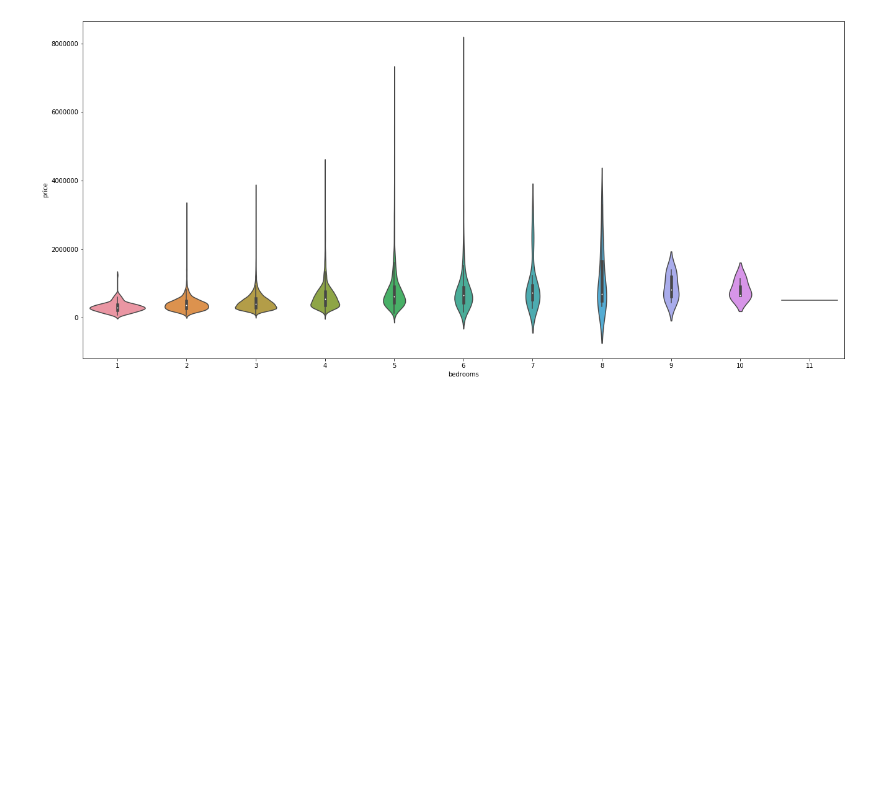
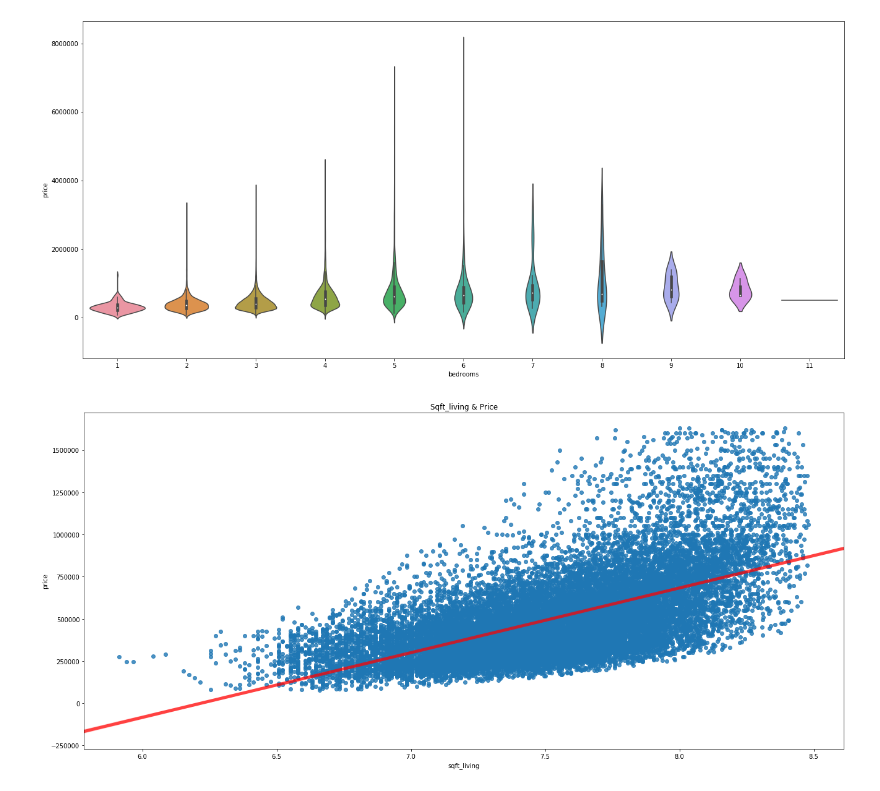
Before and after one commit to sezginisg/ksc, a Jupyter notebook: Sez.ipynb, the cells around one changed output. Drawn from its saved outputs; the diff is of its cells as text; code cells hidden in the pictures; blank space fills up the shorter version.

```diff
--- a/Sez.ipynb
+++ b/Sez.ipynb
@@ -314,3 +314,10 @@ sns.violinplot(y=df_droped.price,x=df_droped['bedrooms'] )
 plt.show()
 # %% [output]
 [figure]
+# %%
+figure(figsize=(22, 10))
+sns.regplot(x=df_2["sqft_living"], y=df_2["price"], line_kws={"color":"r","alpha":0.7,"lw":5})
+plt.title("Sqft_living & Price")
+plt.show()
+# %% [output]
+[figure, added]
```
Also changed, not shown: parts of 2 cells of this notebook.
